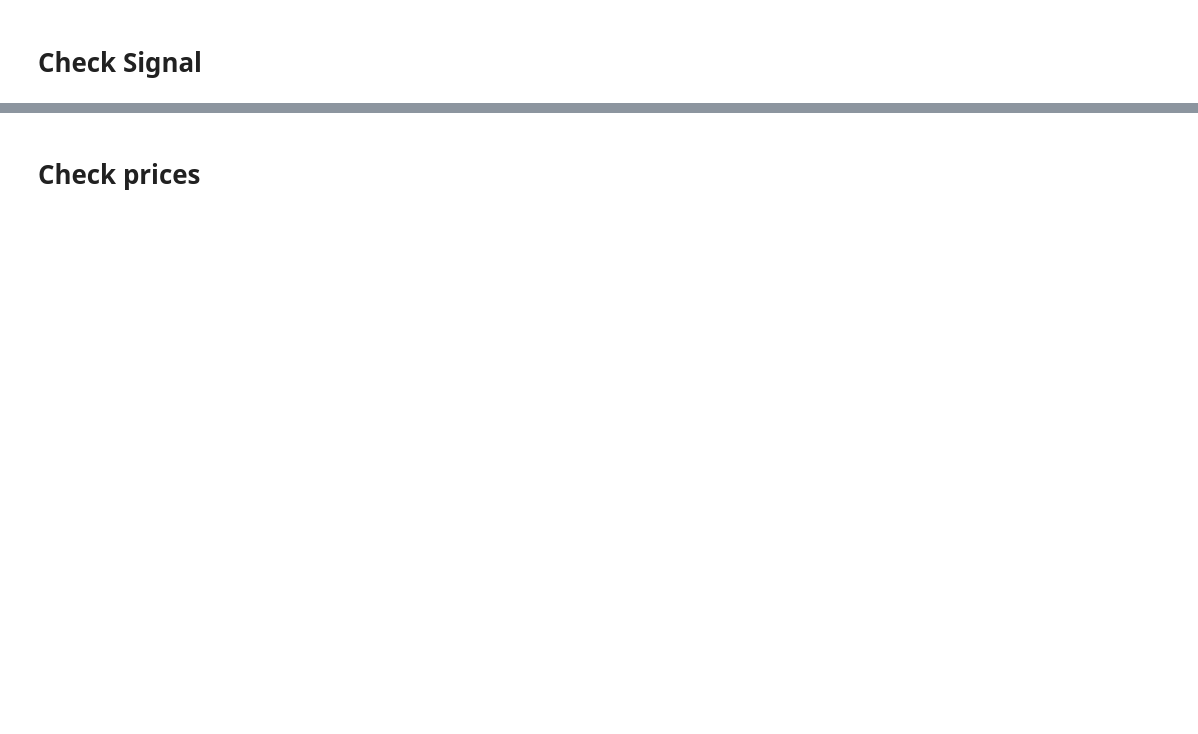
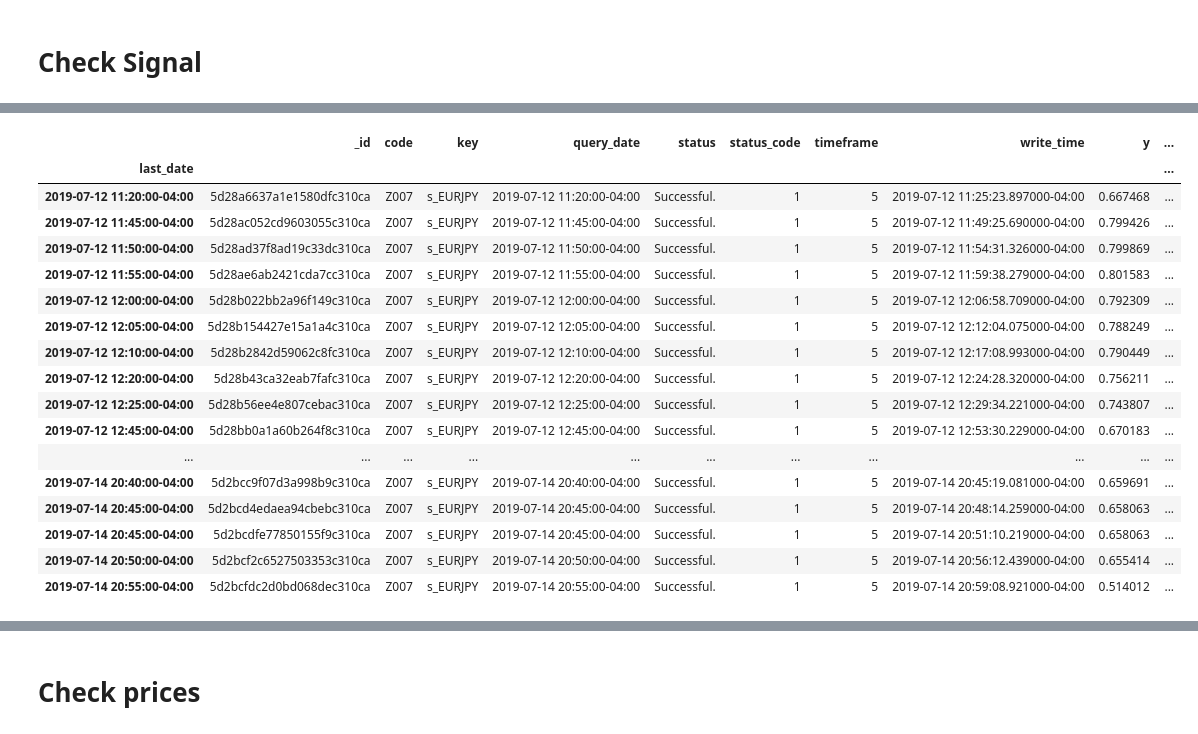
Before and after one commit to junyittcxt/CNN, a Jupyter notebook: z_CheckMongoDB.ipynb, the cells around one changed output, grey strips where cells are left out. Cells and saved outputs as stored; diff of their text form; code cells hidden in the pictures; blank space fills up the shorter version.

```diff
--- a/z_CheckMongoDB.ipynb
+++ b/z_CheckMongoDB.ipynb
@@ -58,0 +99,21 @@ df.head()
+# %%
+df2[df2["yshort"] > 0]
+# %% [output]
+|  | _id | code | key | query_date | status | status_code | timeframe | write_time | y | ... |
+| last_date |  |  |  |  |  |  |  |  |  | ... |
+| 2019-07-12 11:20:00-04:00 | 5d28a6637a1e1580dfc310ca | Z007 | s_EURJPY | 2019-07-12 11:20:00-04:00 | Successful. | 1 | 5 | 2019-07-12 11:25:23.897000-04:00 | 0.667468 | ... |
+| 2019-07-12 11:45:00-04:00 | 5d28ac052cd9603055c310ca | Z007 | s_EURJPY | 2019-07-12 11:45:00-04:00 | Successful. | 1 | 5 | 2019-07-12 11:49:25.690000-04:00 | 0.799426 | ... |
+| 2019-07-12 11:50:00-04:00 | 5d28ad37f8ad19c33dc310ca | Z007 | s_EURJPY | 2019-07-12 11:50:00-04:00 | Successful. | 1 | 5 | 2019-07-12 11:54:31.326000-04:00 | 0.799869 | ... |
+| 2019-07-12 11:55:00-04:00 | 5d28ae6ab2421cda7cc310ca | Z007 | s_EURJPY | 2019-07-12 11:55:00-04:00 | Successful. | 1 | 5 | 2019-07-12 11:59:38.279000-04:00 | 0.801583 | ... |
+| 2019-07-12 12:00:00-04:00 | 5d28b022bb2a96f149c310ca | Z007 | s_EURJPY | 2019-07-12 12:00:00-04:00 | Successful. | 1 | 5 | 2019-07-12 12:06:58.709000-04:00 | 0.792309 | ... |
+| 2019-07-12 12:05:00-04:00 | 5d28b154427e15a1a4c310ca | Z007 | s_EURJPY | 2019-07-12 12:05:00-04:00 | Successful. | 1 | 5 | 2019-07-12 12:12:04.075000-04:00 | 0.788249 | ... |
+| 2019-07-12 12:10:00-04:00 | 5d28b2842d59062c8fc310ca | Z007 | s_EURJPY | 2019-07-12 12:10:00-04:00 | Successful. | 1 | 5 | 2019-07-12 12:17:08.993000-04:00 | 0.790449 | ... |
+| 2019-07-12 12:20:00-04:00 | 5d28b43ca32eab7fafc310ca | Z007 | s_EURJPY | 2019-07-12 12:20:00-04:00 | Successful. | 1 | 5 | 2019-07-12 12:24:28.320000-04:00 | 0.756211 | ... |
+| 2019-07-12 12:25:00-04:00 | 5d28b56ee4e807cebac310ca | Z007 | s_EURJPY | 2019-07-12 12:25:00-04:00 | Successful. | 1 | 5 | 2019-07-12 12:29:34.221000-04:00 | 0.743807 | ... |
+| 2019-07-12 12:45:00-04:00 | 5d28bb0a1a60b264f8c310ca | Z007 | s_EURJPY | 2019-07-12 12:45:00-04:00 | Successful. | 1 | 5 | 2019-07-12 12:53:30.229000-04:00 | 0.670183 | ... |
+| ... | ... | ... | ... | ... | ... | ... | ... | ... | ... | ... |
+| 2019-07-14 20:40:00-04:00 | 5d2bcc9f07d3a998b9c310ca | Z007 | s_EURJPY | 2019-07-14 20:40:00-04:00 | Successful. | 1 | 5 | 2019-07-14 20:45:19.081000-04:00 | 0.659691 | ... |
+| 2019-07-14 20:45:00-04:00 | 5d2bcd4edaea94cbebc310ca | Z007 | s_EURJPY | 2019-07-14 20:45:00-04:00 | Successful. | 1 | 5 | 2019-07-14 20:48:14.259000-04:00 | 0.658063 | ... |
+| 2019-07-14 20:45:00-04:00 | 5d2bcdfe77850155f9c310ca | Z007 | s_EURJPY | 2019-07-14 20:45:00-04:00 | Successful. | 1 | 5 | 2019-07-14 20:51:10.219000-04:00 | 0.658063 | ... |
+| 2019-07-14 20:50:00-04:00 | 5d2bcf2c6527503353c310ca | Z007 | s_EURJPY | 2019-07-14 20:50:00-04:00 | Successful. | 1 | 5 | 2019-07-14 20:56:12.439000-04:00 | 0.655414 | ... |
+| 2019-07-14 20:55:00-04:00 | 5d2bcfdc2d0bd068dec310ca | Z007 | s_EURJPY | 2019-07-14 20:55:00-04:00 | Successful. | 1 | 5 | 2019-07-14 20:59:08.921000-04:00 | 0.514012 | ... |
```
Also changed, not shown: parts of 34 cells of this notebook, 4 other files.
